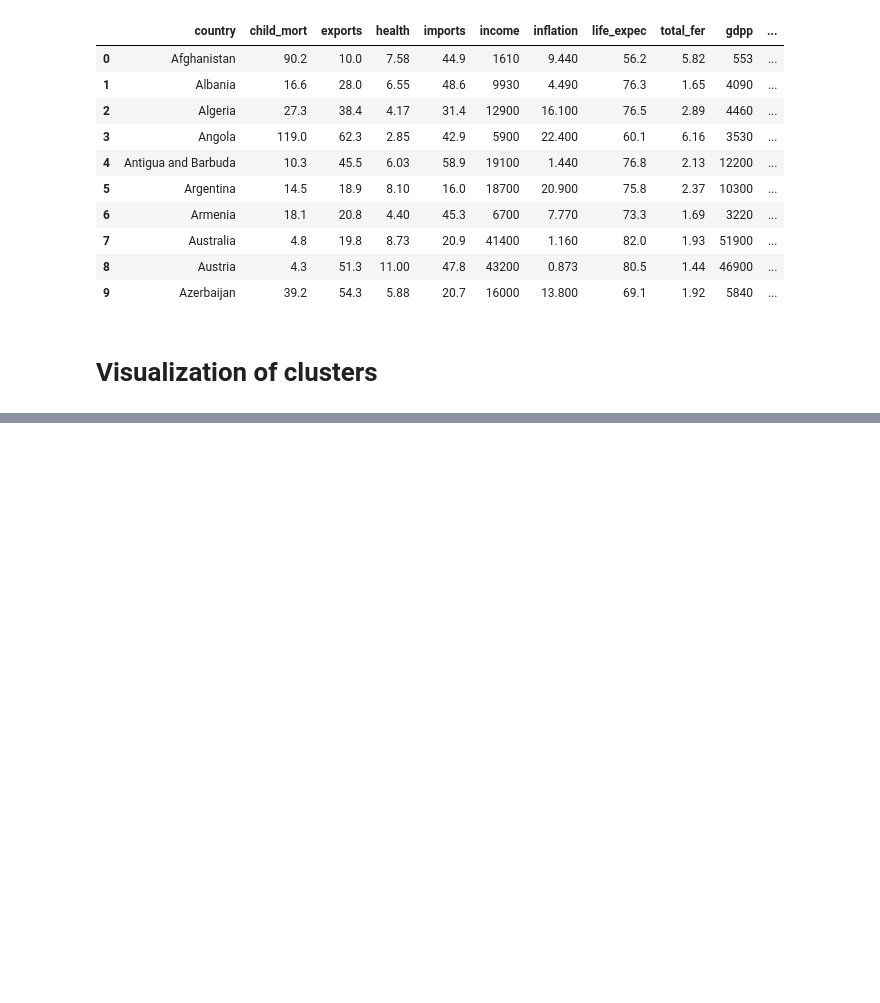
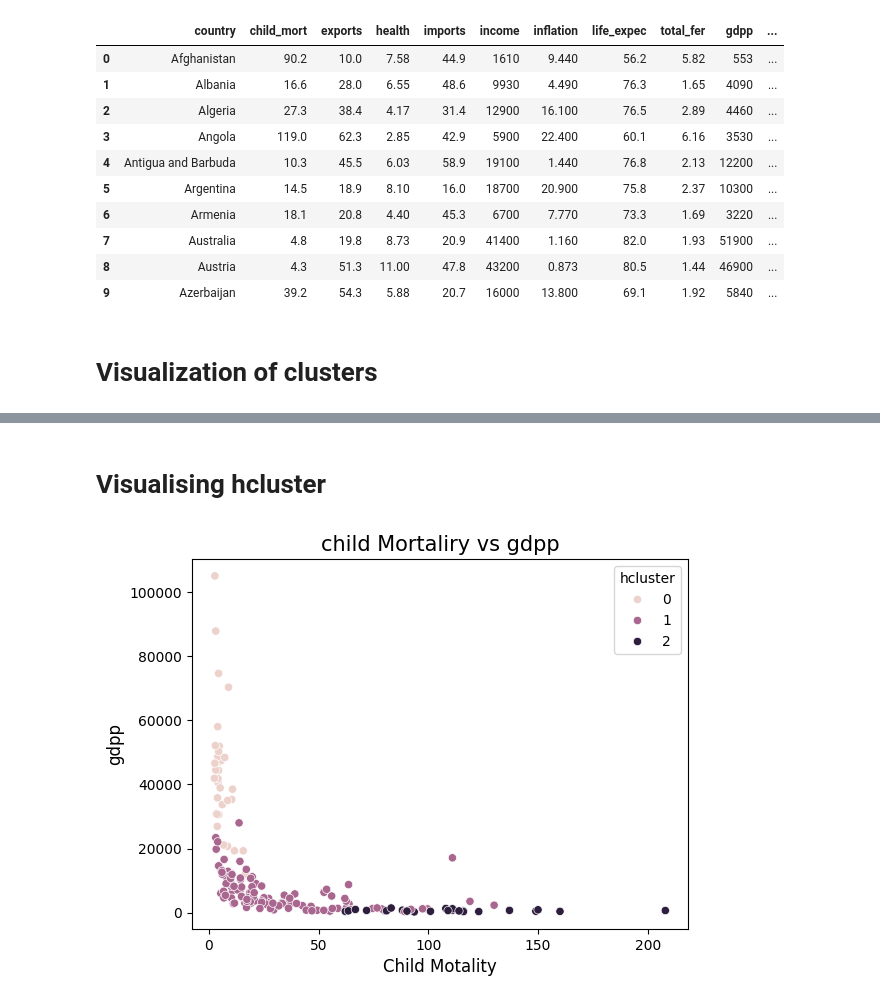
Before and after one commit to ADEOYE-MARY25/ml, a Jupyter notebook: unsupervised_project/unspervised_country_dataset.ipynb, the cells around one changed output, grey strips where cells are left out. Saved outputs shown, nothing was run; the diff lists cells and outputs as text; code cells hidden in the pictures; blank space fills up the shorter version.

```diff
--- a/unsupervised_project/unspervised_country_dataset.ipynb
+++ b/unsupervised_project/unspervised_country_dataset.ipynb
@@ -333,0 +505,14 @@ sns.scatterplot(kmeans_df)
+# %%
+# Getting labels from Agglomearative Hierarchical clustering
+from sklearn.cluster import AgglomerativeClustering
+
+
+hcluster = AgglomerativeClustering(n_clusters=3, linkage='ward')
+hcluster.fit_predict(scaled_df)
+hcluster_label = hcluster.labels_
+# %%
+hcluster_df = pd.DataFrame(df)
+#adding hcluster labels in hcluster_df
+hcluster_df['hcluster'] = hcluster_label
+#first few rows of hcluster_df
+hcluster_df.head()
@@ -333,0 +526,14 @@ sns.scatterplot(kmeans_df)
+# %% [markdown]
+# Visualising hcluster
+# %%
+# Visulazing hcluster results
+
+# child mortality vs exports
+
+sns.scatterplot(x=hcluster_df['child_mort'],y=hcluster_df['gdpp'], hue='hcluster', data=hcluster_df)
+plt.title("child Mortaliry vs gdpp", fontsize=15)
+plt.xlabel("Child Motality", fontsize=12)
+plt.ylabel("gdpp", fontsize=12)
+plt.show()
+# %% [output]
+[figure, added]
```
Also changed, not shown: parts of 18 cells of this notebook.
